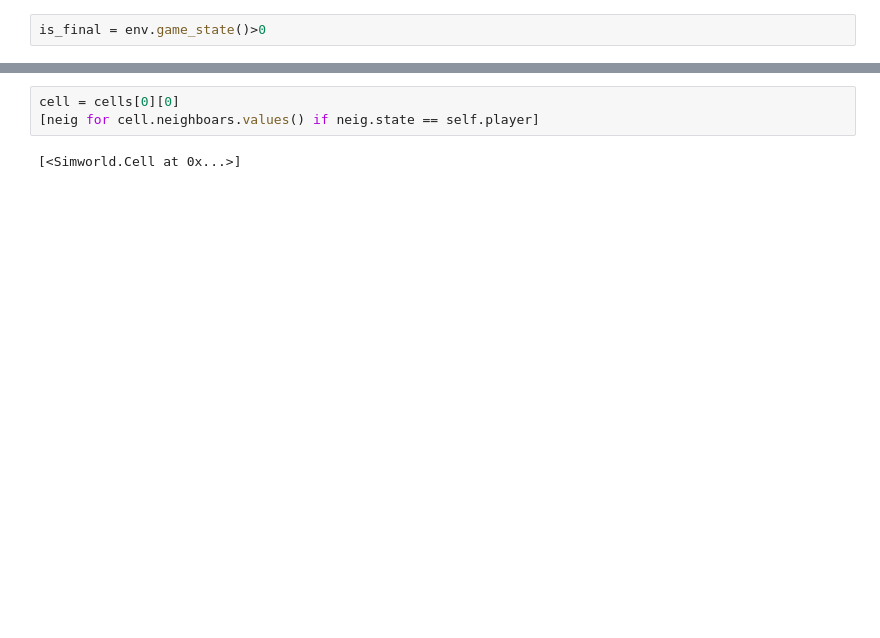
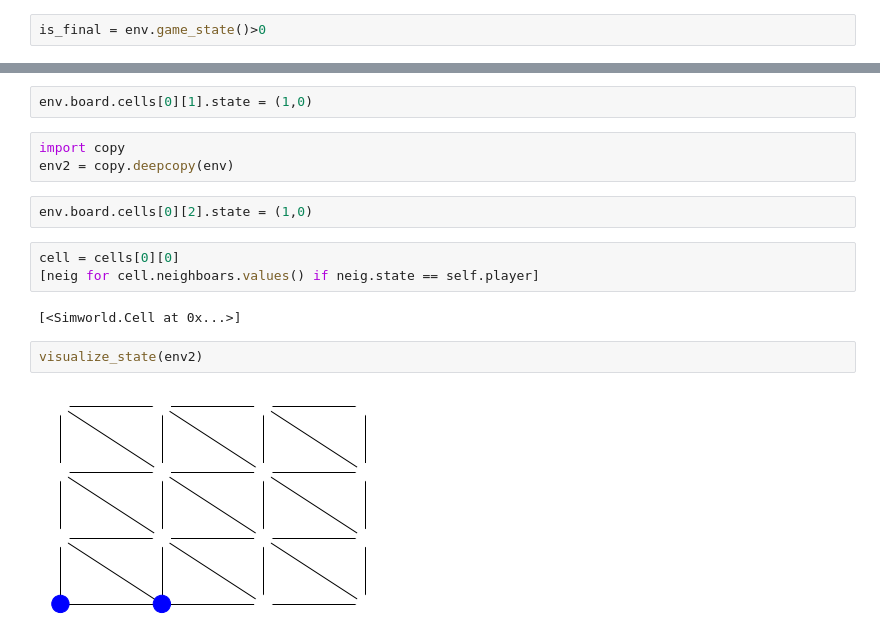
Before and after one commit to Siglangf/KI_2, a Jupyter notebook: Test.ipynb, the cells around one changed output, grey strips where cells are left out. Saved outputs shown, nothing was run; the diff lists cells and outputs as text; blank space fills up the shorter version.

```diff
--- a/Test.ipynb
+++ b/Test.ipynb
@@ -51,5 +34,16 @@ visited = set()
+# %%
+env.board.cells[0][1].state = (1,0)
+# %%
+import copy
+env2 = copy.deepcopy(env)
+# %%
+env.board.cells[0][2].state = (1,0)
 # %%
 cell = cells[0][0]
 [neig for cell.neighboars.values() if neig.state == self.player]
 # %% [output]
 [<Simworld.Cell at 0x...>]
+# %%
+visualize_state(env2)
+# %% [output]
+[figure, added]
```
Also changed, not shown: parts of 10 cells of this notebook.
